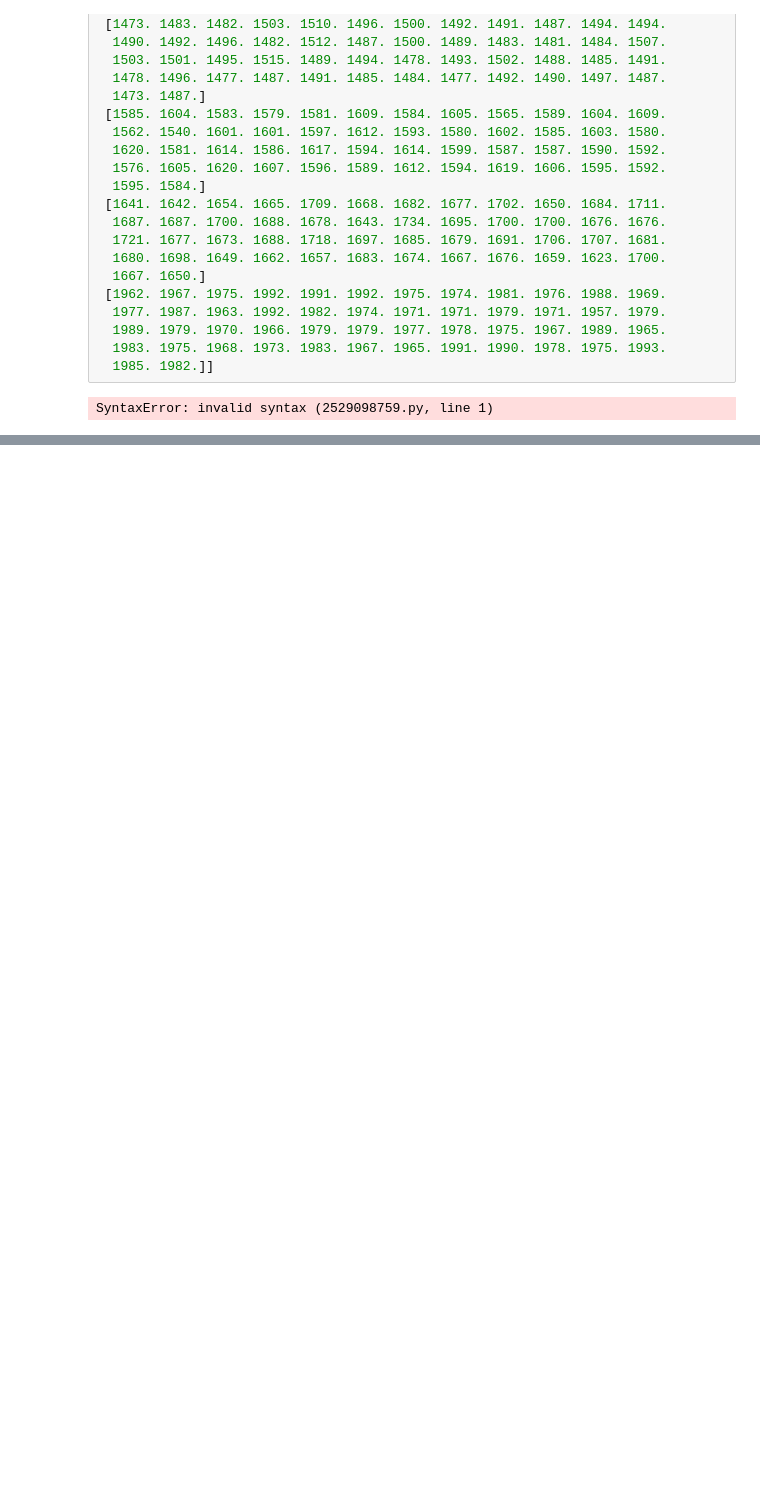
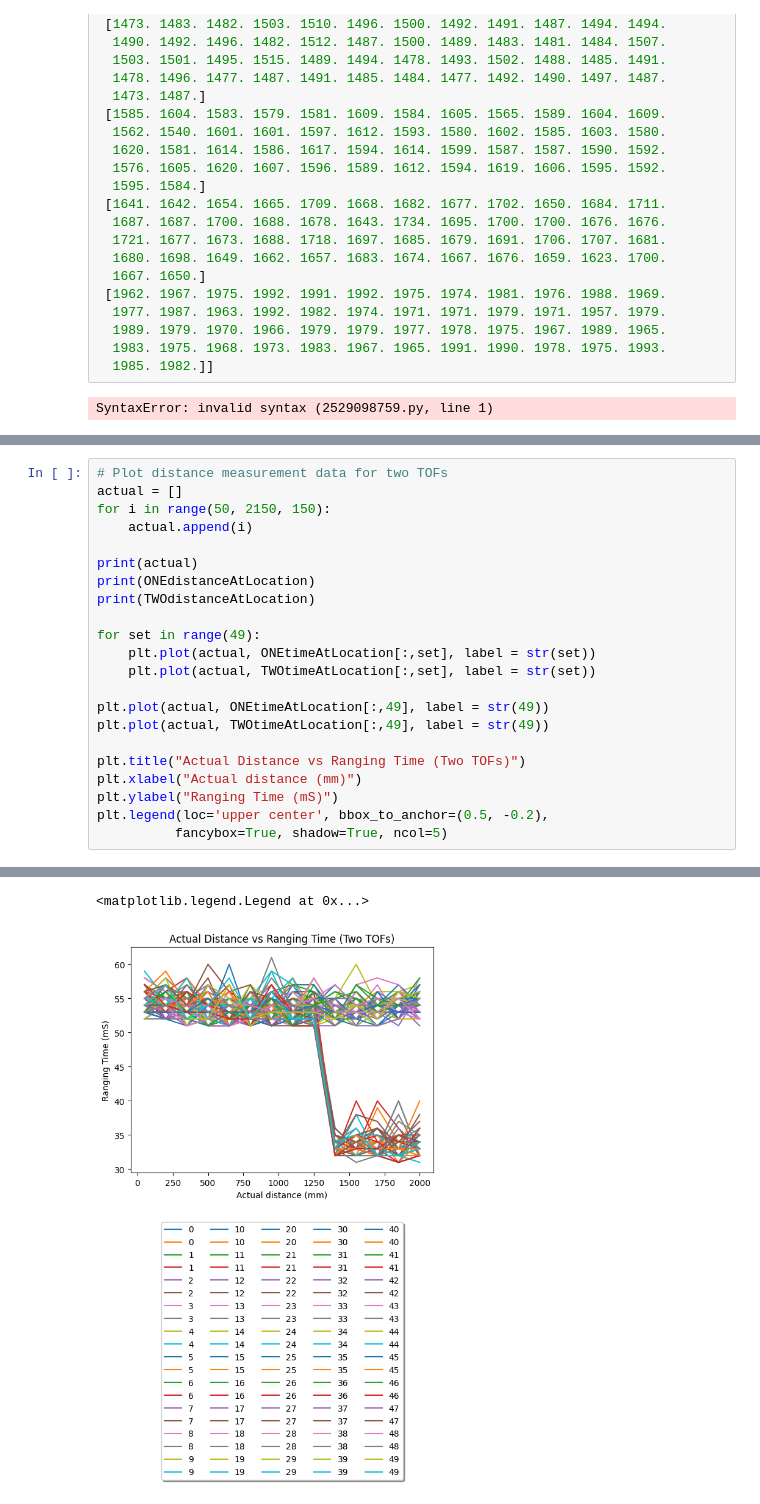
Before and after one commit to Kumagi360/Fast_Robots_Portfolio, a Jupyter notebook: lab3_v2/ble_python/demo.ipynb, the cells around one changed output, grey strips where cells are left out. Cells and saved outputs as stored; diff of their text form; blank space fills up the shorter version.

```diff
--- a/lab3_v2/ble_python/demo.ipynb
+++ b/lab3_v2/ble_python/demo.ipynb
@@ -345,0 +509,23 @@ SyntaxError: invalid syntax (2529098759.py, line 1)
+# %%
+# Plot distance measurement data for two TOFs
+actual = []
+for i in range(50, 2150, 150):
+    actual.append(i)
+
+print(actual)
+print(ONEdistanceAtLocation)
+print(TWOdistanceAtLocation)
+
+for set in range(49):
+    plt.plot(actual, ONEtimeAtLocation[:,set], label = str(set))
+    plt.plot(actual, TWOtimeAtLocation[:,set], label = str(set))
+
+plt.plot(actual, ONEtimeAtLocation[:,49], label = str(49))
+plt.plot(actual, TWOtimeAtLocation[:,49], label = str(49))
+
+plt.title("Actual Distance vs Ranging Time (Two TOFs)")
+plt.xlabel("Actual distance (mm)")
+plt.ylabel("Ranging Time (mS)")
+plt.legend(loc='upper center', bbox_to_anchor=(0.5, -0.2),
+          fancybox=True, shadow=True, ncol=5)
+# %% [output]
@@ -345,0 +549,2 @@ SyntaxError: invalid syntax (2529098759.py, line 1)
+<matplotlib.legend.Legend at 0x...>
+[figure, added]
```
Also changed, not shown: parts of 19 cells of this notebook, 35 other files.
